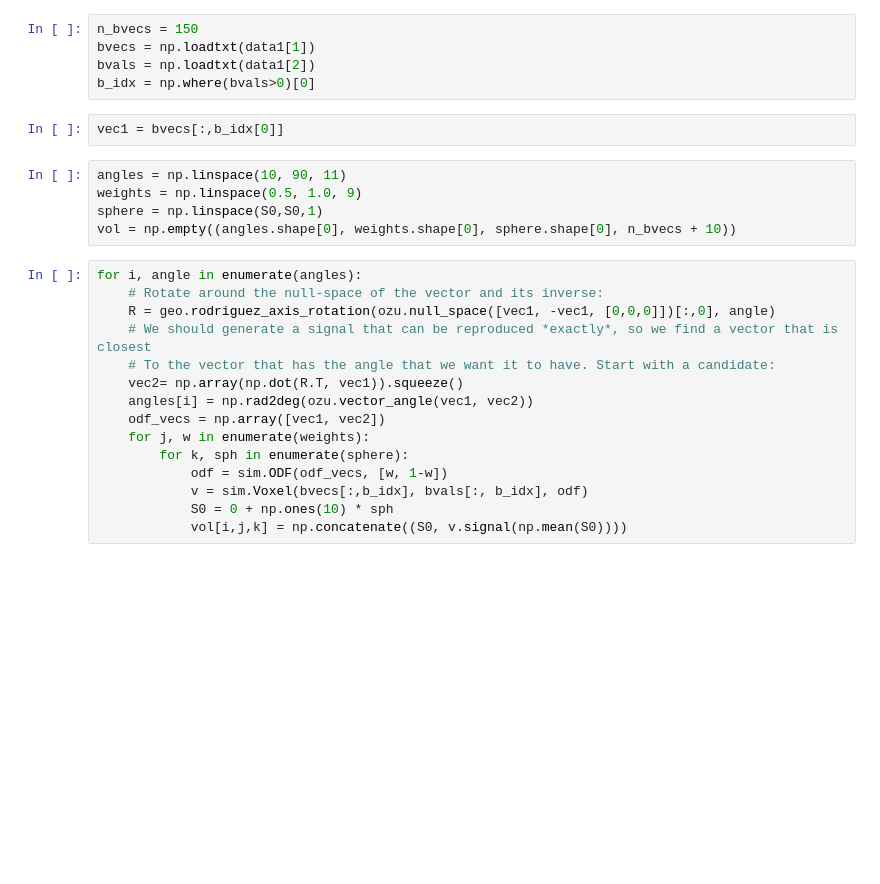
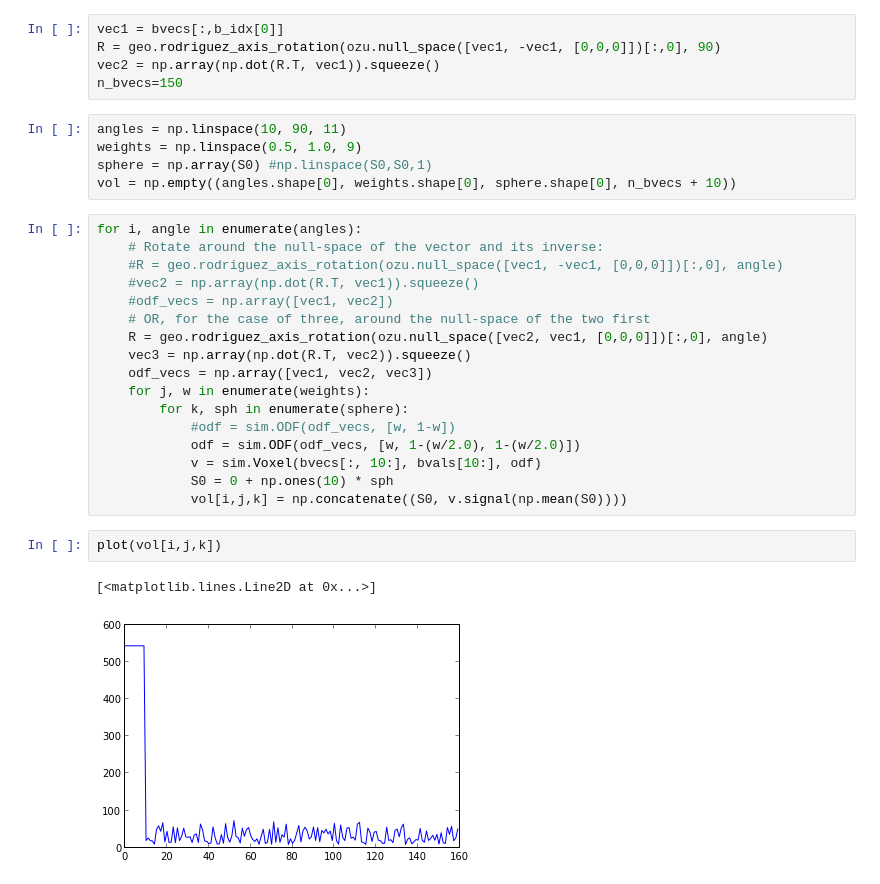
Before and after one commit to arokem/osmosis, a Jupyter notebook: osmosis/ipynb/Simulations2.ipynb, the cells around one changed output. Cells and saved outputs as stored; diff of their text form; blank space fills up the shorter version.

```diff
--- a/osmosis/ipynb/Simulations2.ipynb
+++ b/osmosis/ipynb/Simulations2.ipynb
@@ -38,28 +52,33 @@ Loading from file: /Users/arokem/usr/lib/python2.7/site-packages/osmosis/data/FP
-# %%
-n_bvecs = 150
-bvecs = np.loadtxt(data1[1])
-bvals = np.loadtxt(data1[2])
-b_idx = np.where(bvals>0)[0]
-# %%
-vec1 = bvecs[:,b_idx[0]]
+# %%
+vec1 = bvecs[:,b_idx[0]]
+R = geo.rodriguez_axis_rotation(ozu.null_space([vec1, -vec1, [0,0,0]])[:,0], 90)
+vec2 = np.array(np.dot(R.T, vec1)).squeeze()
+n_bvecs=150
 # %%
 angles = np.linspace(10, 90, 11)
 weights = np.linspace(0.5, 1.0, 9)
-sphere = np.linspace(S0,S0,1)
+sphere = np.array(S0) #np.linspace(S0,S0,1)
 vol = np.empty((angles.shape[0], weights.shape[0], sphere.shape[0], n_bvecs + 10))
 # %%
 for i, angle in enumerate(angles):
     # Rotate around the null-space of the vector and its inverse:
-    R = geo.rodriguez_axis_rotation(ozu.null_space([vec1, -vec1, [0,0,0]])[:,0], angle)
-    # We should generate a signal that can be reproduced *exactly*, so we find a vector that is closest
-    # To the vector that has the angle that we want it to have. Start with a candidate:
-    vec2= np.array(np.dot(R.T, vec1)).squeeze()
-    angles[i] = np.rad2deg(ozu.vector_angle(vec1, vec2))
-    odf_vecs = np.array([vec1, vec2])
+    #R = geo.rodriguez_axis_rotation(ozu.null_space([vec1, -vec1, [0,0,0]])[:,0], angle)
+    #vec2 = np.array(np.dot(R.T, vec1)).squeeze()
+    #odf_vecs = np.array([vec1, vec2])
+    # OR, for the case of three, around the null-space of the two first
+    R = geo.rodriguez_axis_rotation(ozu.null_space([vec2, vec1, [0,0,0]])[:,0], angle)
+    vec3 = np.array(np.dot(R.T, vec2)).squeeze()
+    odf_vecs = np.array([vec1, vec2, vec3])
     for j, w in enumerate(weights):
         for k, sph in enumerate(sphere):
-            odf = sim.ODF(odf_vecs, [w, 1-w])
-            v = sim.Voxel(bvecs[:,b_idx], bvals[:, b_idx], odf)
+            #odf = sim.ODF(odf_vecs, [w, 1-w])
+            odf = sim.ODF(odf_vecs, [w, 1-(w/2.0), 1-(w/2.0)])
+            v = sim.Voxel(bvecs[:, 10:], bvals[10:], odf)
             S0 = 0 + np.ones(10) * sph
             vol[i,j,k] = np.concatenate((S0, v.signal(np.mean(S0))))
+# %%
+plot(vol[i,j,k])
+# %% [output]
+[<matplotlib.lines.Line2D at 0x...>]
+[figure, added]
 # %%
```
Also changed, not shown: parts of 28 cells of this notebook.
